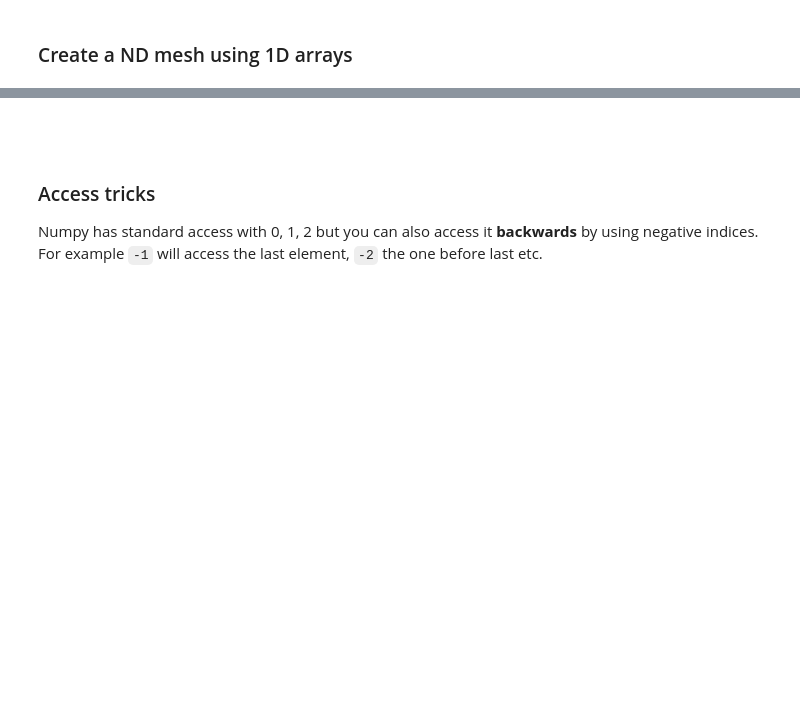
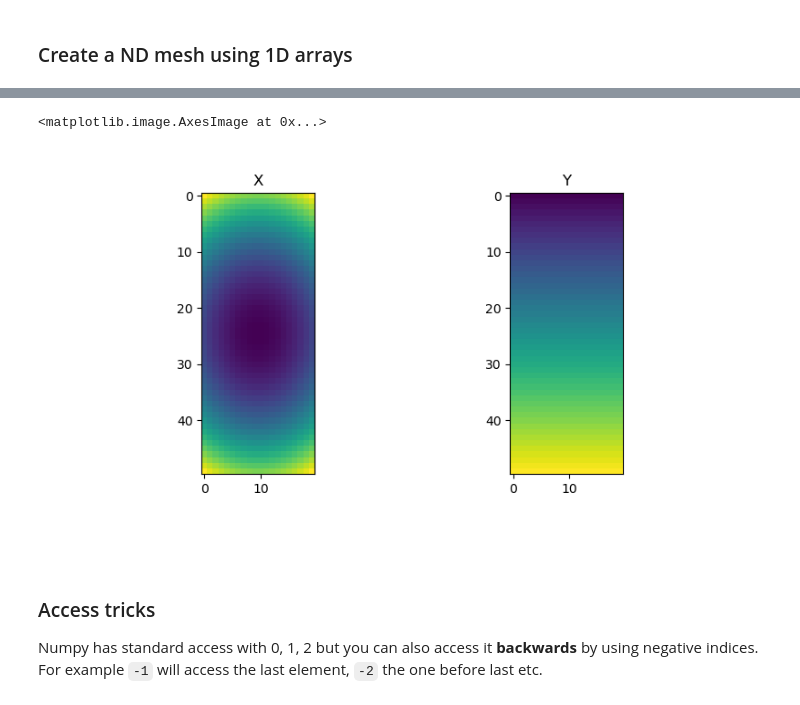
Before and after one commit to ahmed-f-alrefaie/UCLPythonCourse, a Jupyter notebook: content/notebooks/day2/Numpy.ipynb, the cells around one changed output, grey strips where cells are left out. Drawn from its saved outputs; the diff is of its cells as text; code cells hidden in the pictures; blank space fills up the shorter version.

```diff
--- a/content/notebooks/day2/Numpy.ipynb
+++ b/content/notebooks/day2/Numpy.ipynb
@@ -200,9 +318,12 @@ print(Y.shape)
 # %%
 fig, (ax1, ax2) = plt.subplots(1,2, figsize=(8,4))
 ax1.set_title('X')
-ax1.imshow(X)
+ax1.imshow(X**2 + Y**2)
 ax2.set_title('Y')
 ax2.imshow(Y)
+# %% [output]
+<matplotlib.image.AxesImage at 0x...>
+[figure, added]
 # %% [markdown]
 #
 # %% [markdown]
```
Also changed, not shown: parts of 108 cells of this notebook, 1 other file.
